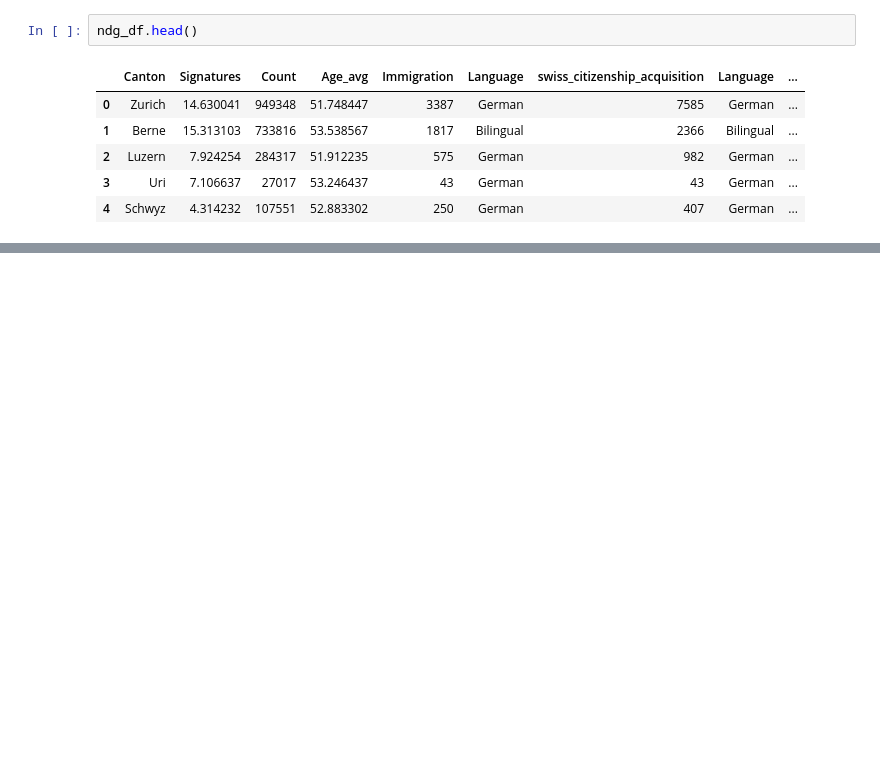
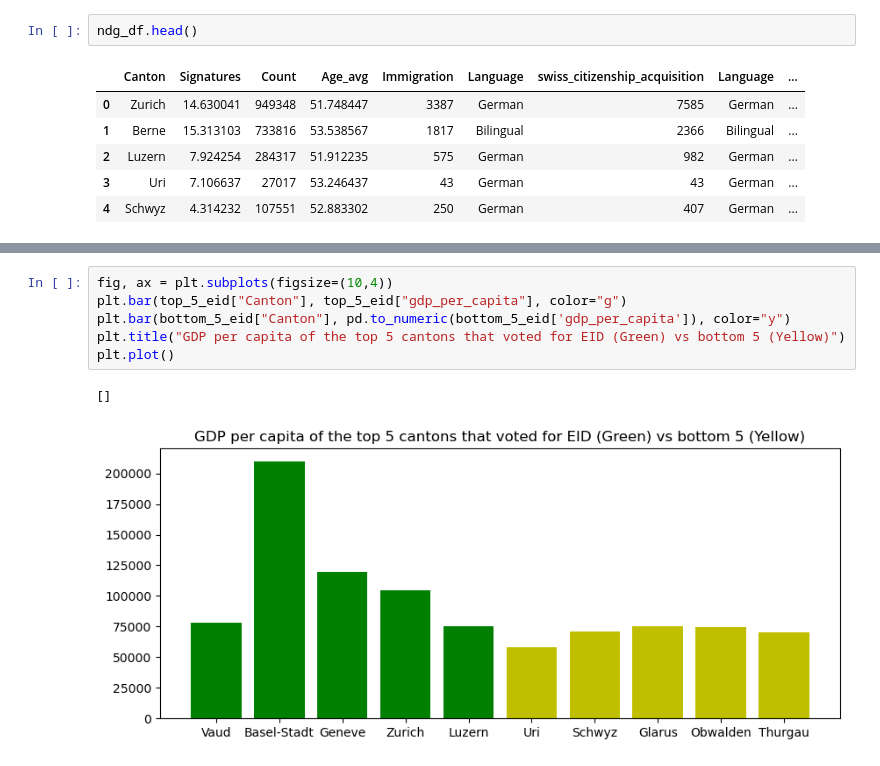
Before and after one commit to Rolph1/Online-privacy-votation-data-analysis, a Jupyter notebook: analysis.ipynb, the cells around one changed output, grey strips where cells are left out. Saved outputs shown, nothing was run; the diff lists cells and outputs as text; blank space fills up the shorter version.

```diff
--- a/analysis.ipynb
+++ b/analysis.ipynb
@@ -415,0 +421,9 @@ strong multicollinearity problems or that the design matrix is singular.
+# %%
+fig, ax = plt.subplots(figsize=(10,4))
+plt.bar(top_5_eid["Canton"], top_5_eid["gdp_per_capita"], color="g")
+plt.bar(bottom_5_eid["Canton"], pd.to_numeric(bottom_5_eid['gdp_per_capita']), color="y")
+plt.title("GDP per capita of the top 5 cantons that voted for EID (Green) vs bottom 5 (Yellow)")
+plt.plot()
+# %% [output]
+[]
+[figure, added]
```
Also changed, not shown: parts of 17 cells of this notebook, 7 other files.
